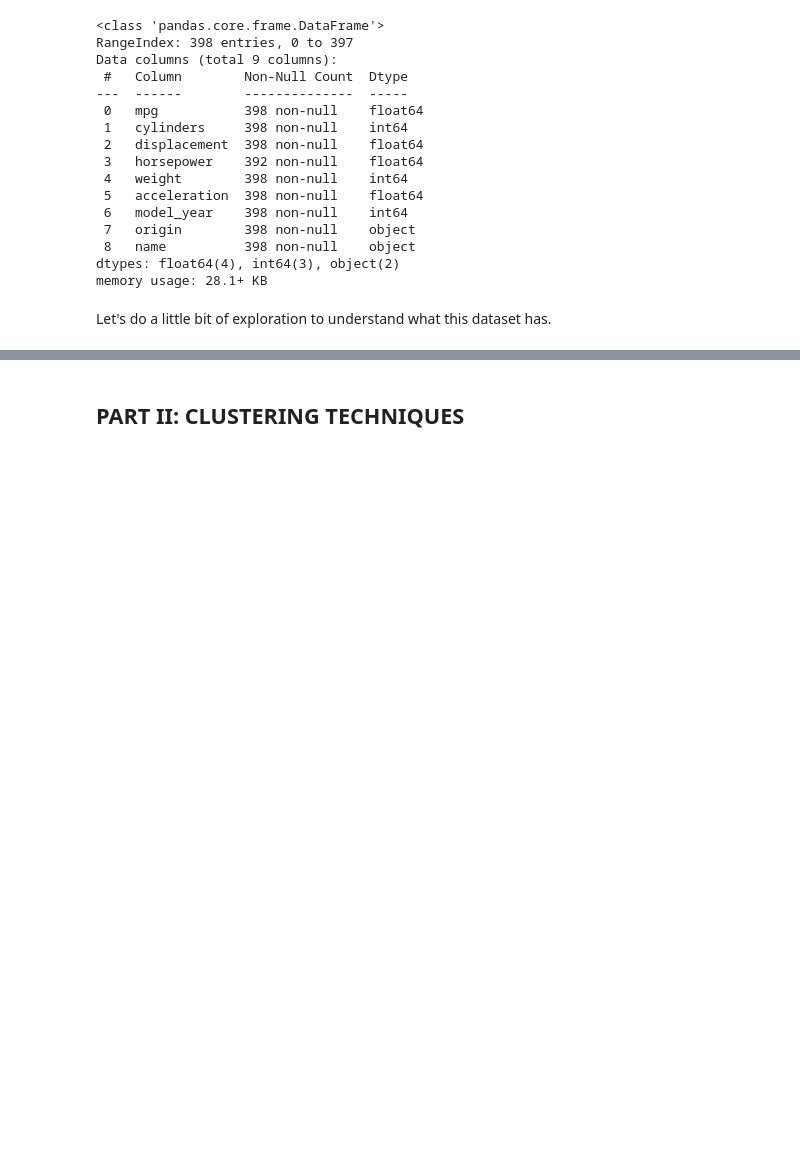
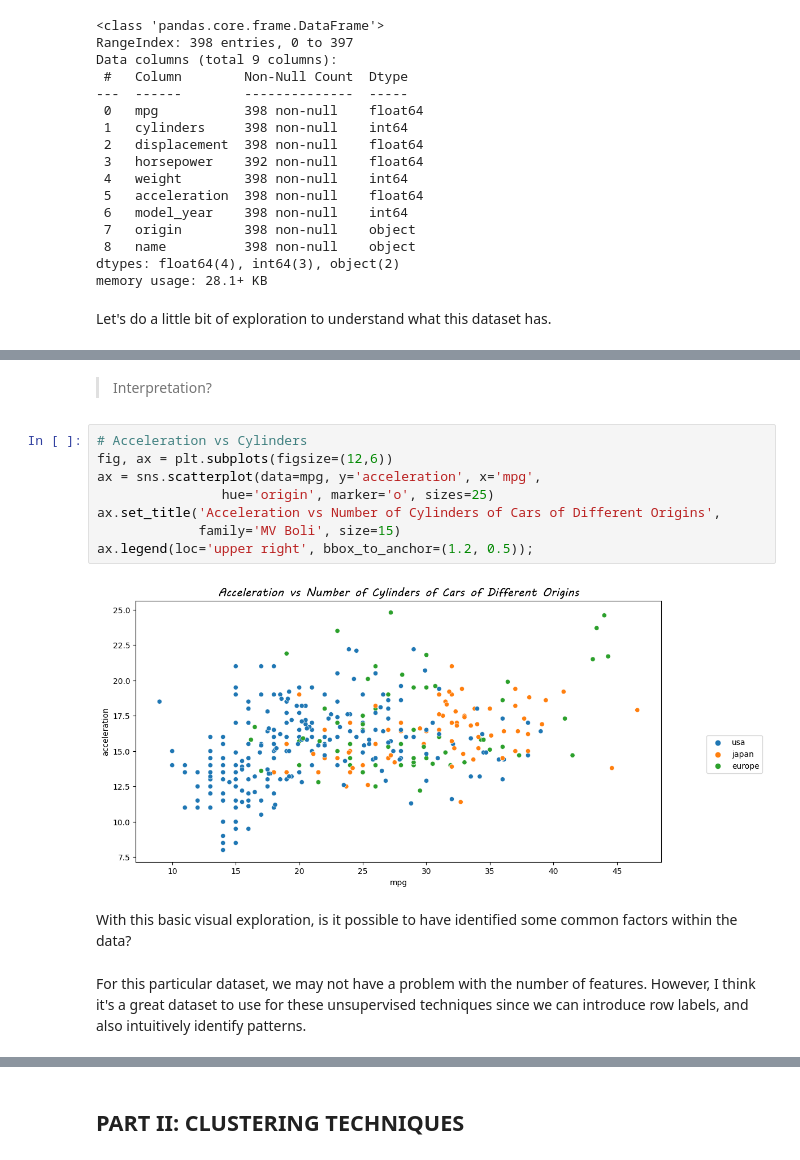
Before and after one commit to pnjoki/PCA-and-Clustering-with-Python, a Jupyter notebook: core.ipynb, the cells around one changed output, grey strips where cells are left out. Cells and saved outputs as stored; diff of their text form; blank space fills up the shorter version.

```diff
--- a/core.ipynb
+++ b/core.ipynb
@@ -93,0 +146,17 @@ AttributeError: 'DataFrame' object has no attribute 'group_by'
+# %% [markdown]
+> Interpretation?
+# %%
+# Acceleration vs Cylinders
+fig, ax = plt.subplots(figsize=(12,6))
+ax = sns.scatterplot(data=mpg, y='acceleration', x='mpg',
+                hue='origin', marker='o', sizes=25)
+ax.set_title('Acceleration vs Number of Cylinders of Cars of Different Origins',
+             family='MV Boli', size=15)
+ax.legend(loc='upper right', bbox_to_anchor=(1.2, 0.5));
+# %% [output]
+[figure, added]
+# %% [markdown]
+With this basic visual exploration, is it possible to have identified some common factors within the data?
+# %% [markdown]
+For this particular dataset, we may not have a problem with the number of features. However, I think it's a great dataset to use for these unsupervised
+techniques since we can introduce row labels, and also intuitively identify patterns.
```
Also changed, not shown: parts of 28 cells of this notebook, 1 other file.
